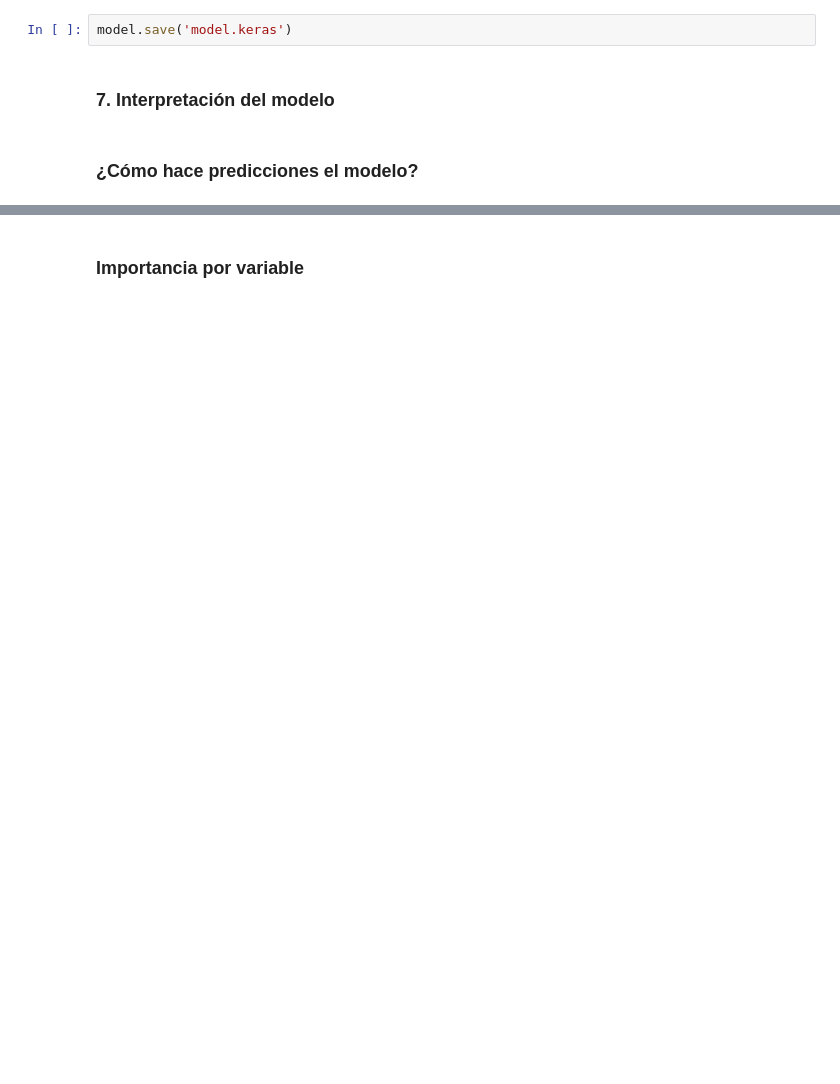
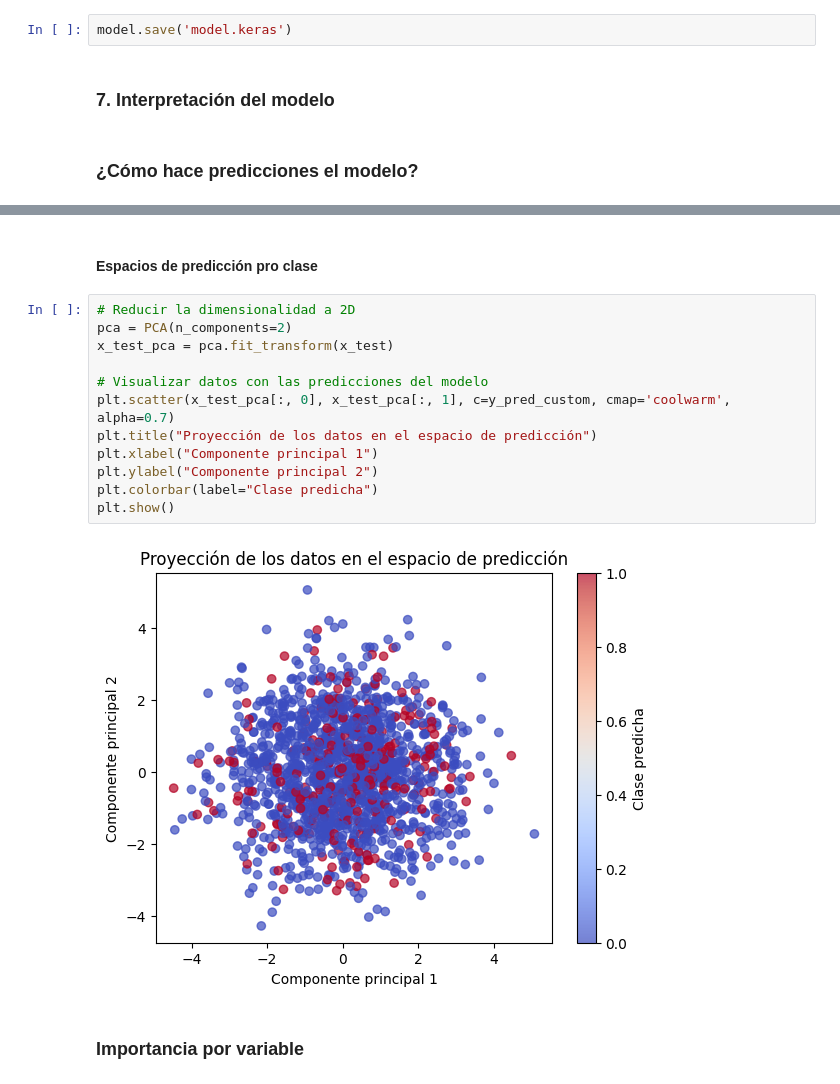
Before and after one commit to pamelamurilloa/DataMining-ISW911-ThirdProject-MachineLearning, a Jupyter notebook: red_neuronal_secuencial_churn.ipynb, the cells around one changed output, grey strips where cells are left out. Saved outputs shown, nothing was run; the diff lists cells and outputs as text; blank space fills up the shorter version.

```diff
--- a/red_neuronal_secuencial_churn.ipynb
+++ b/red_neuronal_secuencial_churn.ipynb
@@ -396,2 +474,18 @@ model.save('model.keras')
+# %% [markdown]
+#### Espacios de predicción pro clase
+# %%
+# Reducir la dimensionalidad a 2D
+pca = PCA(n_components=2)
+x_test_pca = pca.fit_transform(x_test)
+
+# Visualizar datos con las predicciones del modelo
+plt.scatter(x_test_pca[:, 0], x_test_pca[:, 1], c=y_pred_custom, cmap='coolwarm', alpha=0.7)
+plt.title("Proyección de los datos en el espacio de predicción")
+plt.xlabel("Componente principal 1")
+plt.ylabel("Componente principal 2")
+plt.colorbar(label="Clase predicha")
+plt.show()
+# %% [output]
+[figure, added]
 # %% [markdown]
 ### Importancia por variable
```
Also changed, not shown: parts of 21 cells of this notebook.
